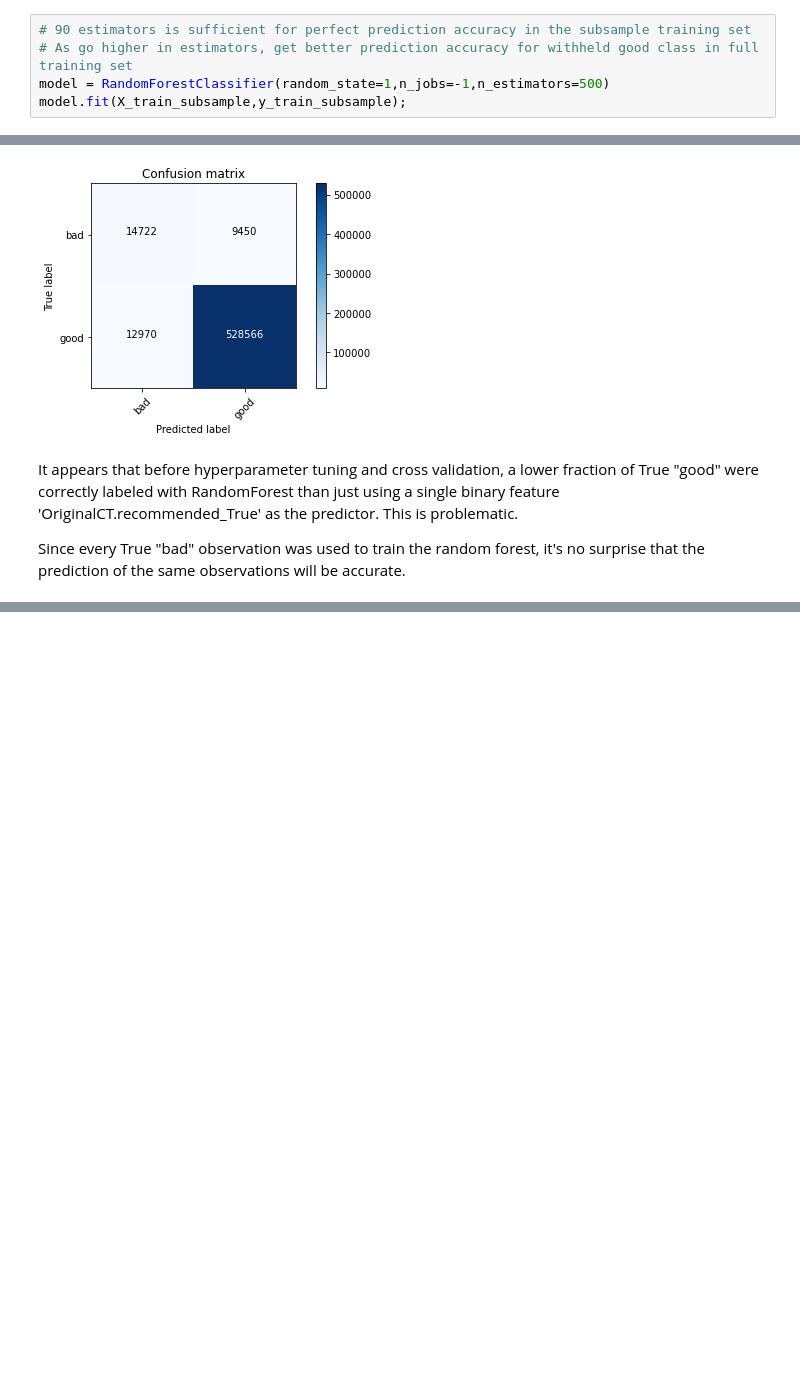
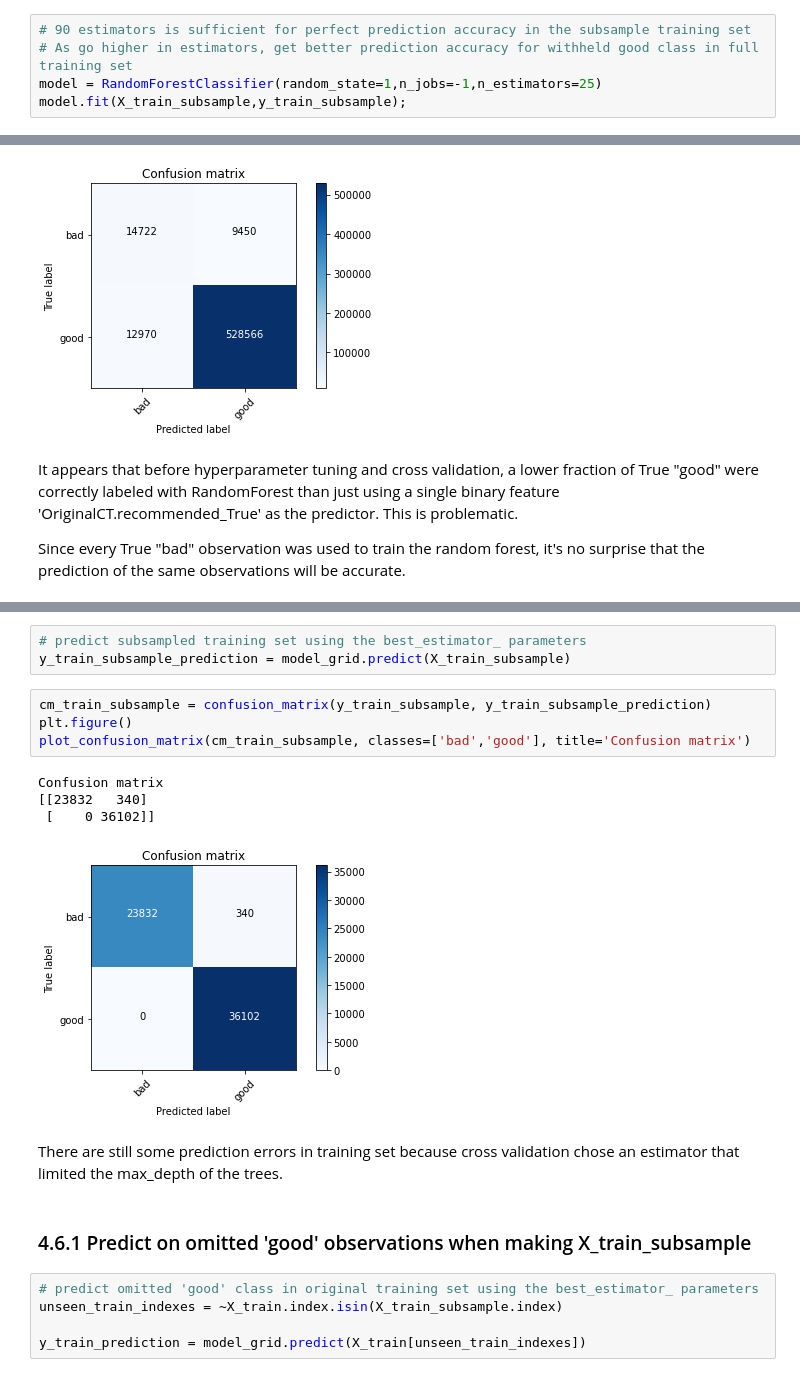
Before and after one commit to cabruck/DataScienceCapstoneTwo, a Jupyter notebook: notebooks/RandomForest.ipynb, the cells around one changed output, grey strips where cells are left out. Saved outputs shown, nothing was run; the diff lists cells and outputs as text; blank space fills up the shorter version.

Commit message:
RandomForest complete

```diff
--- a/notebooks/RandomForest.ipynb
+++ b/notebooks/RandomForest.ipynb
@@ -284,7 +285,7 @@ https://scikit-learn.org/stable/modules/generated/sklearn.ensemble.RandomForestC
 # %%
 # 90 estimators is sufficient for perfect prediction accuracy in the subsample training set
 # As go higher in estimators, get better prediction accuracy for withheld good class in full training set
-model = RandomForestClassifier(random_state=1,n_jobs=-1,n_estimators=500)
+model = RandomForestClassifier(random_state=1,n_jobs=-1,n_estimators=25)
 model.fit(X_train_subsample,y_train_subsample);
 # %%
 # X_train_subsample has ~balanced classes
@@ -332,0 +411,21 @@ Since every True "bad" observation was used to train the random forest, it's no
+# %%
+# predict subsampled training set using the best_estimator_ parameters
+y_train_subsample_prediction = model_grid.predict(X_train_subsample)
+# %%
+cm_train_subsample = confusion_matrix(y_train_subsample, y_train_subsample_prediction)
+plt.figure()
+plot_confusion_matrix(cm_train_subsample, classes=['bad','good'], title='Confusion matrix')
+# %% [output]
+Confusion matrix
+[[23832   340]
+ [    0 36102]]
+[figure, added]
+# %% [markdown]
+There are still some prediction errors in training set because cross validation chose an estimator that limited the max_depth of the trees.
+# %% [markdown]
+### 4.6.1 Predict on omitted 'good' observations when making X_train_subsample
+# %%
+# predict omitted 'good' class in original training set using the best_estimator_ parameters
+unseen_train_indexes = ~X_train.index.isin(X_train_subsample.index)
+
+y_train_prediction = model_grid.predict(X_train[unseen_train_indexes])
```
Also changed, not shown: parts of 22 cells of this notebook, 2 other files.
